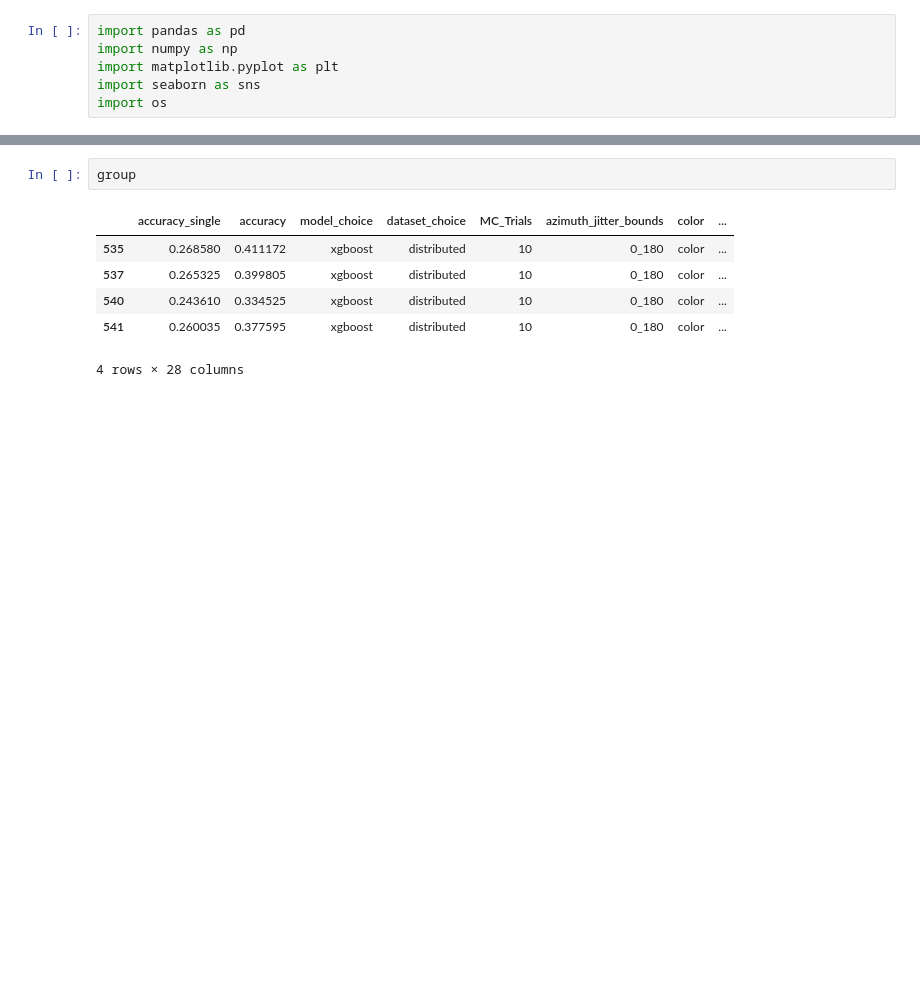
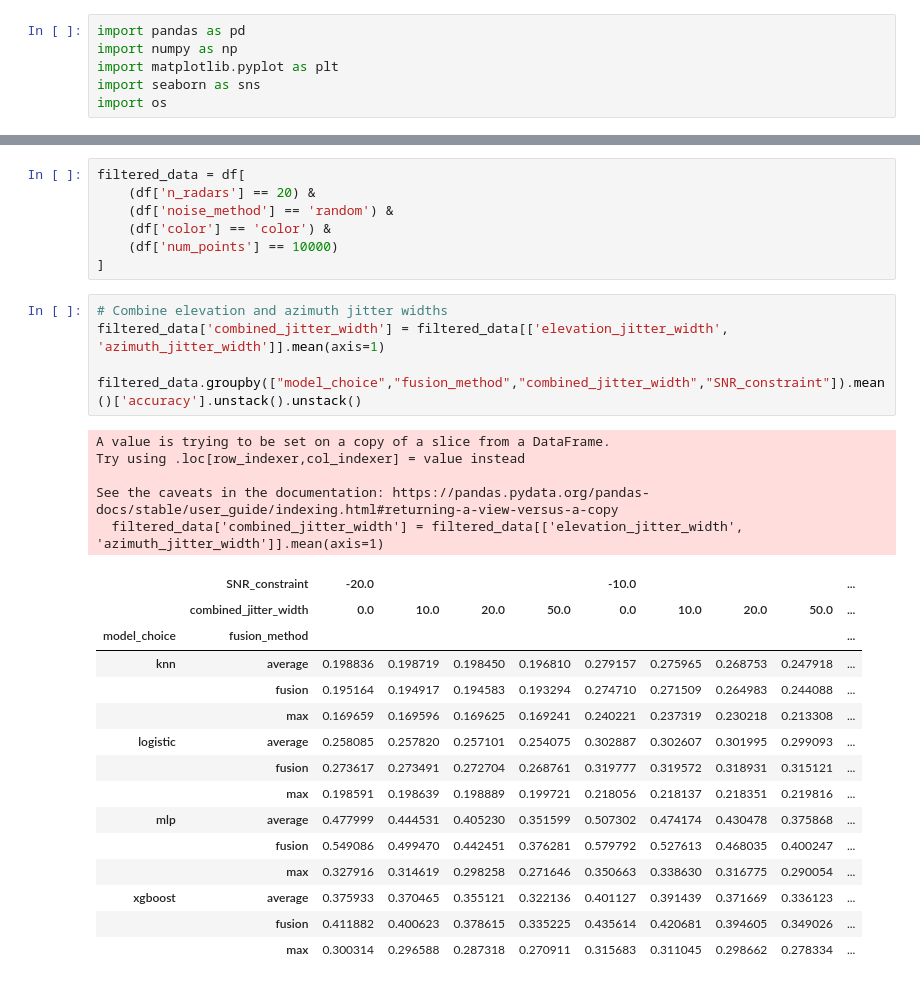
Before and after one commit to mlpotter/RCS_ATR, a Jupyter notebook: Visualize Results.ipynb, the cells around one changed output, grey strips where cells are left out. Cells and saved outputs as stored; diff of their text form; blank space fills up the shorter version.

```diff
--- a/Visualize Results.ipynb
+++ b/Visualize Results.ipynb
@@ -20,9 +29,33 @@ df.head()
-# %%
-group
-# %% [output]
-|  | accuracy_single | accuracy | model_choice | dataset_choice | MC_Trials | azimuth_jitter_bounds | color | ... |
-| 535 | 0.268580 | 0.411172 | xgboost | distributed | 10 | 0_180 | color | ... |
-| 537 | 0.265325 | 0.399805 | xgboost | distributed | 10 | 0_180 | color | ... |
-| 540 | 0.243610 | 0.334525 | xgboost | distributed | 10 | 0_180 | color | ... |
-| 541 | 0.260035 | 0.377595 | xgboost | distributed | 10 | 0_180 | color | ... |
-4 rows × 28 columns
+# %%
+filtered_data = df[
+    (df['n_radars'] == 20) &
+    (df['noise_method'] == 'random') &
+    (df['color'] == 'color') &
+    (df['num_points'] == 10000)
+]
+# %%
+# Combine elevation and azimuth jitter widths
+filtered_data['combined_jitter_width'] = filtered_data[['elevation_jitter_width', 'azimuth_jitter_width']].mean(axis=1)
+
+filtered_data.groupby(["model_choice","fusion_method","combined_jitter_width","SNR_constraint"]).mean()['accuracy'].unstack().unstack()
+# %% [output]
+A value is trying to be set on a copy of a slice from a DataFrame.
+Try using .loc[row_indexer,col_indexer] = value instead
+
+See the caveats in the documentation: https://pandas.pydata.org/pandas-docs/stable/user_guide/indexing.html#returning-a-view-versus-a-copy
+  filtered_data['combined_jitter_width'] = filtered_data[['elevation_jitter_width', 'azimuth_jitter_width']].mean(axis=1)
+|  | SNR_constraint | -20.0 |  |  |  | -10.0 |  |  |  | ... |
+|  | combined_jitter_width | 0.0 | 10.0 | 20.0 | 50.0 | 0.0 | 10.0 | 20.0 | 50.0 | ... |
+| model_choice | fusion_method |  |  |  |  |  |  |  |  | ... |
+| knn | average | 0.198836 | 0.198719 | 0.198450 | 0.196810 | 0.279157 | 0.275965 | 0.268753 | 0.247918 | ... |
+|  | fusion | 0.195164 | 0.194917 | 0.194583 | 0.193294 | 0.274710 | 0.271509 | 0.264983 | 0.244088 | ... |
+|  | max | 0.169659 | 0.169596 | 0.169625 | 0.169241 | 0.240221 | 0.237319 | 0.230218 | 0.213308 | ... |
+| logistic | average | 0.258085 | 0.257820 | 0.257101 | 0.254075 | 0.302887 | 0.302607 | 0.301995 | 0.299093 | ... |
+|  | fusion | 0.273617 | 0.273491 | 0.272704 | 0.268761 | 0.319777 | 0.319572 | 0.318931 | 0.315121 | ... |
+|  | max | 0.198591 | 0.198639 | 0.198889 | 0.199721 | 0.218056 | 0.218137 | 0.218351 | 0.219816 | ... |
+| mlp | average | 0.477999 | 0.444531 | 0.405230 | 0.351599 | 0.507302 | 0.474174 | 0.430478 | 0.375868 | ... |
+|  | fusion | 0.549086 | 0.499470 | 0.442451 | 0.376281 | 0.579792 | 0.527613 | 0.468035 | 0.400247 | ... |
+|  | max | 0.327916 | 0.314619 | 0.298258 | 0.271646 | 0.350663 | 0.338630 | 0.316775 | 0.290054 | ... |
+| xgboost | average | 0.375933 | 0.370465 | 0.355121 | 0.322136 | 0.401127 | 0.391439 | 0.371669 | 0.336123 | ... |
+|  | fusion | 0.411882 | 0.400623 | 0.378615 | 0.335225 | 0.435614 | 0.420681 | 0.394605 | 0.349026 | ... |
+|  | max | 0.300314 | 0.296588 | 0.287318 | 0.270911 | 0.315683 | 0.311045 | 0.298662 | 0.278334 | ... |
```
Also changed, not shown: parts of 8 cells of this notebook, 4 other files.
